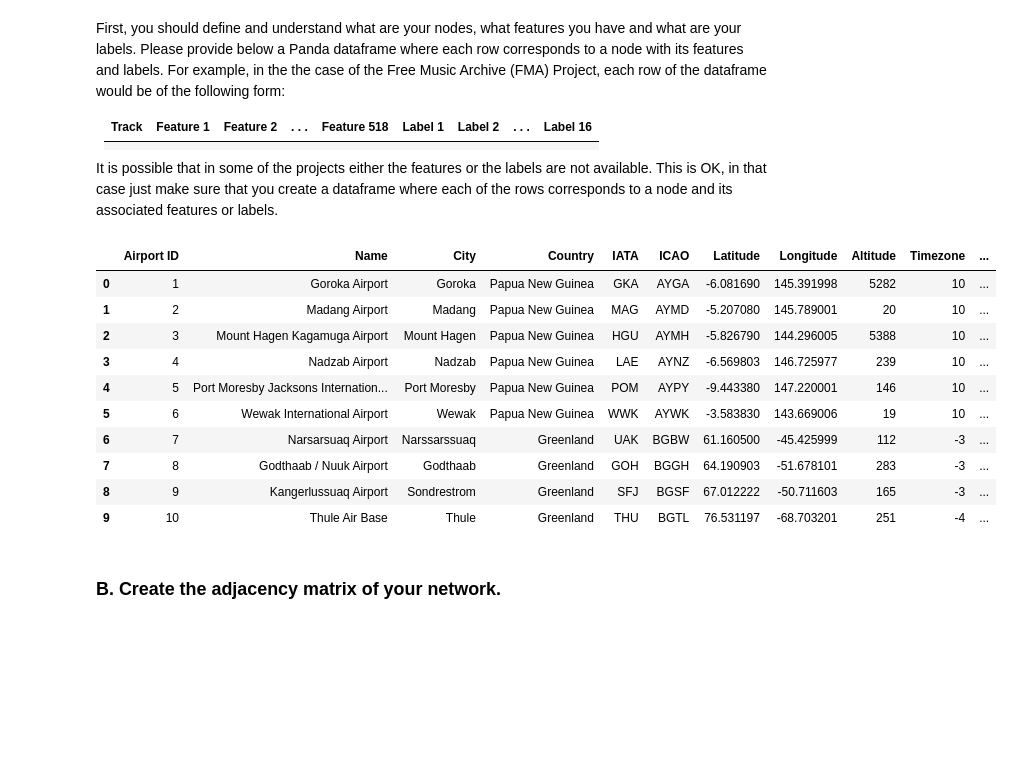
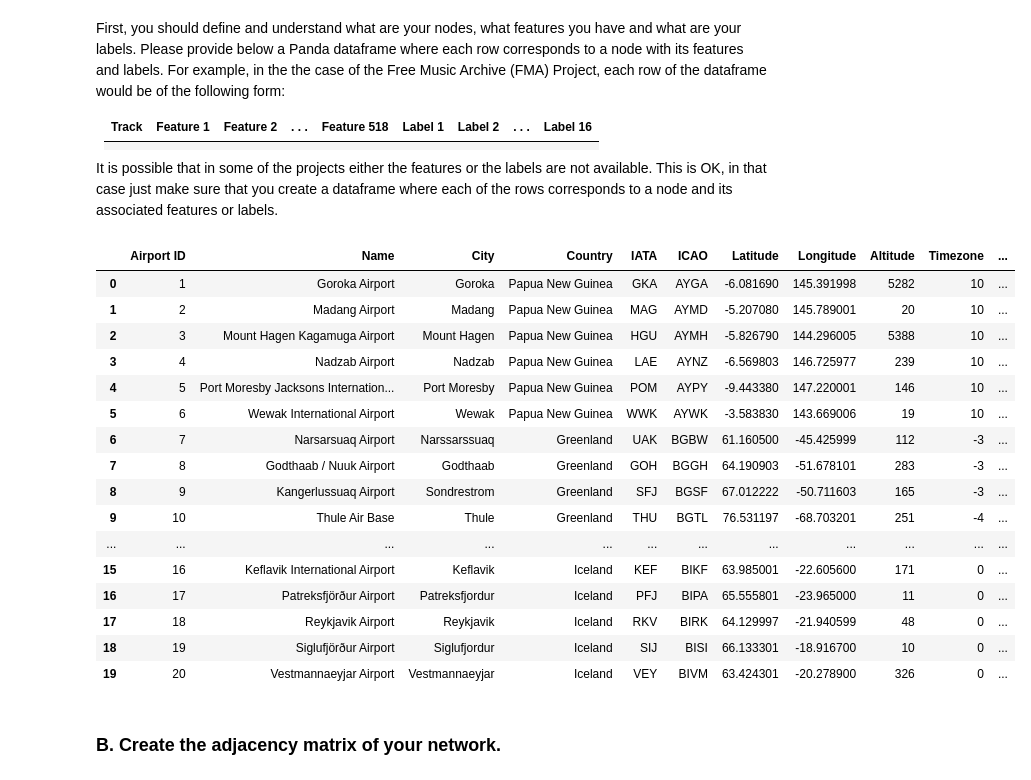
Before and after one commit to dsalathe/group_ntds, a Jupyter notebook: 1_network_properties.ipynb, the cells around one changed output. Drawn from its saved outputs; the diff is of its cells as text; code cells hidden in the pictures; blank space fills up the shorter version.

```diff
--- a/1_network_properties.ipynb
+++ b/1_network_properties.ipynb
@@ -40,21 +40,27 @@ It is possible that in some of the projects either the features or the labels ar
 # %%
 airports = pd.read_csv('data/airports.dat', header = None, encoding='utf-8', names = ["Airport ID", "Name", "City", "Country",
                               "IATA", "ICAO", "Latitude", "Longitude", "Altitude",
                               "Timezone", "DST", "Tz db time zone", "Type", "Source"])
 airports['newidx'] = airports.index
-airports.head(10)
+airports.head(20)
 # %% [output]
 |  | Airport ID | Name | City | Country | IATA | ICAO | Latitude | Longitude | Altitude | Timezone | ... |
 | 0 | 1 | Goroka Airport | Goroka | Papua New Guinea | GKA | AYGA | -6.081690 | 145.391998 | 5282 | 10 | ... |
 | 1 | 2 | Madang Airport | Madang | Papua New Guinea | MAG | AYMD | -5.207080 | 145.789001 | 20 | 10 | ... |
 | 2 | 3 | Mount Hagen Kagamuga Airport | Mount Hagen | Papua New Guinea | HGU | AYMH | -5.826790 | 144.296005 | 5388 | 10 | ... |
 | 3 | 4 | Nadzab Airport | Nadzab | Papua New Guinea | LAE | AYNZ | -6.569803 | 146.725977 | 239 | 10 | ... |
 | 4 | 5 | Port Moresby Jacksons Internation... | Port Moresby | Papua New Guinea | POM | AYPY | -9.443380 | 147.220001 | 146 | 10 | ... |
 | 5 | 6 | Wewak International Airport | Wewak | Papua New Guinea | WWK | AYWK | -3.583830 | 143.669006 | 19 | 10 | ... |
 | 6 | 7 | Narsarsuaq Airport | Narssarssuaq | Greenland | UAK | BGBW | 61.160500 | -45.425999 | 112 | -3 | ... |
 | 7 | 8 | Godthaab / Nuuk Airport | Godthaab | Greenland | GOH | BGGH | 64.190903 | -51.678101 | 283 | -3 | ... |
 | 8 | 9 | Kangerlussuaq Airport | Sondrestrom | Greenland | SFJ | BGSF | 67.012222 | -50.711603 | 165 | -3 | ... |
 | 9 | 10 | Thule Air Base | Thule | Greenland | THU | BGTL | 76.531197 | -68.703201 | 251 | -4 | ... |
+| ... | ... | ... | ... | ... | ... | ... | ... | ... | ... | ... | ... |
+| 15 | 16 | Keflavik International Airport | Keflavik | Iceland | KEF | BIKF | 63.985001 | -22.605600 | 171 | 0 | ... |
+| 16 | 17 | Patreksfjörður Airport | Patreksfjordur | Iceland | PFJ | BIPA | 65.555801 | -23.965000 | 11 | 0 | ... |
+| 17 | 18 | Reykjavik Airport | Reykjavik | Iceland | RKV | BIRK | 64.129997 | -21.940599 | 48 | 0 | ... |
+| 18 | 19 | Siglufjörður Airport | Siglufjordur | Iceland | SIJ | BISI | 66.133301 | -18.916700 | 10 | 0 | ... |
+| 19 | 20 | Vestmannaeyjar Airport | Vestmannaeyjar | Iceland | VEY | BIVM | 63.424301 | -20.278900 | 326 | 0 | ... |
 # %% [markdown]
 ### B. Create the adjacency matrix of your network.
 # %% [markdown]
```
Also changed, not shown: parts of 31 cells of this notebook, 1 other file.
